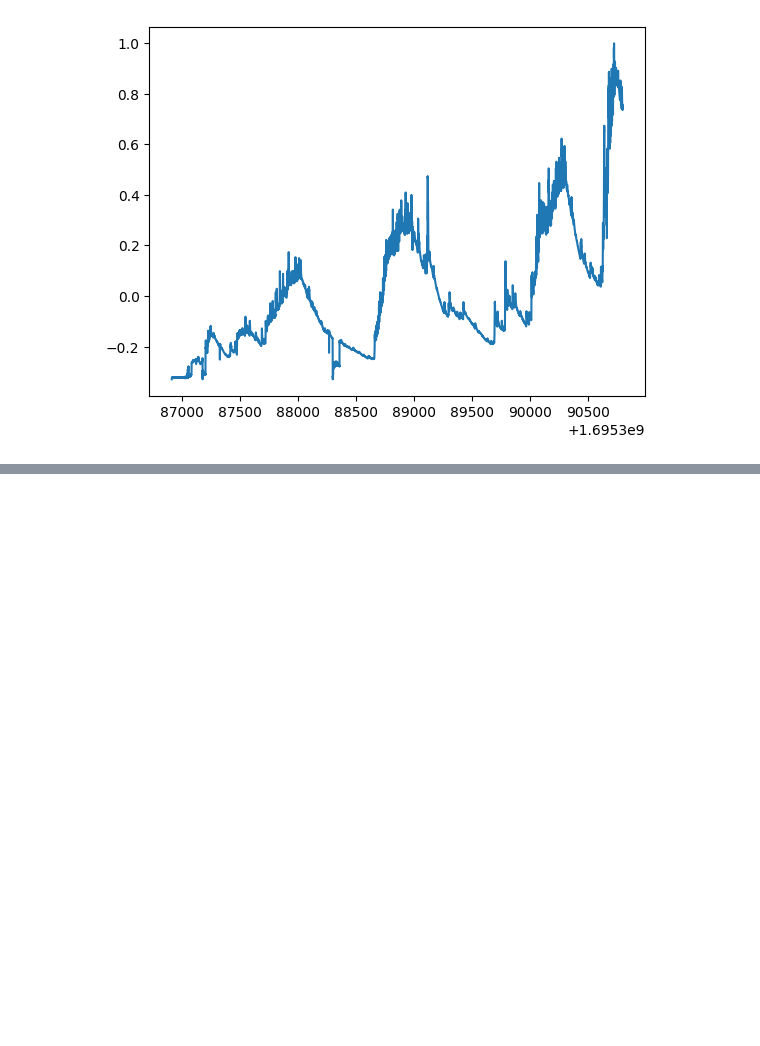
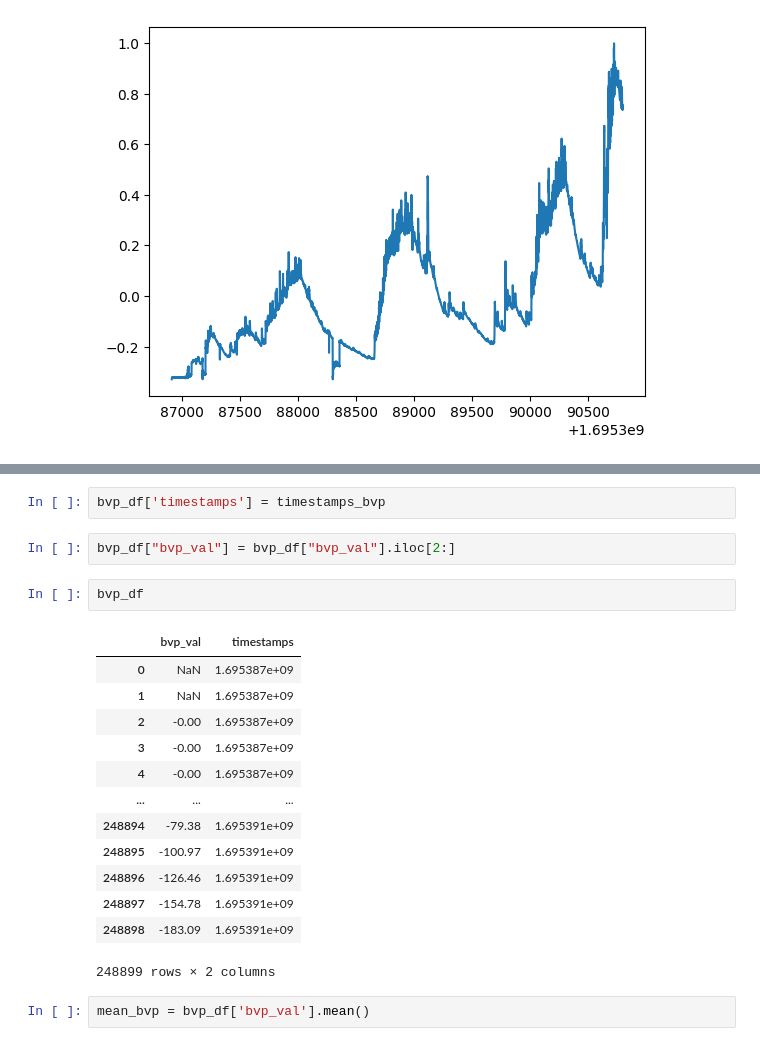
Before and after one commit to saifhanjra/tester_sony_digirelax, a Jupyter notebook: scripts/reading_manipulating_df.ipynb, the cells around one changed output, grey strips where cells are left out. Saved outputs shown, nothing was run; the diff lists cells and outputs as text; blank space fills up the shorter version.

```diff
--- a/scripts/reading_manipulating_df.ipynb
+++ b/scripts/reading_manipulating_df.ipynb
@@ -262,0 +276,22 @@ start_time
+# %%
+bvp_df['timestamps'] = timestamps_bvp
+# %%
+bvp_df["bvp_val"] = bvp_df["bvp_val"].iloc[2:]
+# %%
+bvp_df
+# %% [output]
+|  | bvp_val | timestamps |
+| 0 | NaN | 1.695387e+09 |
+| 1 | NaN | 1.695387e+09 |
+| 2 | -0.00 | 1.695387e+09 |
+| 3 | -0.00 | 1.695387e+09 |
+| 4 | -0.00 | 1.695387e+09 |
+| ... | ... | ... |
+| 248894 | -79.38 | 1.695391e+09 |
+| 248895 | -100.97 | 1.695391e+09 |
+| 248896 | -126.46 | 1.695391e+09 |
+| 248897 | -154.78 | 1.695391e+09 |
+| 248898 | -183.09 | 1.695391e+09 |
+248899 rows × 2 columns
+# %%
+mean_bvp = bvp_df['bvp_val'].mean()
```
Also changed, not shown: parts of 28 cells of this notebook, 1 other file.
